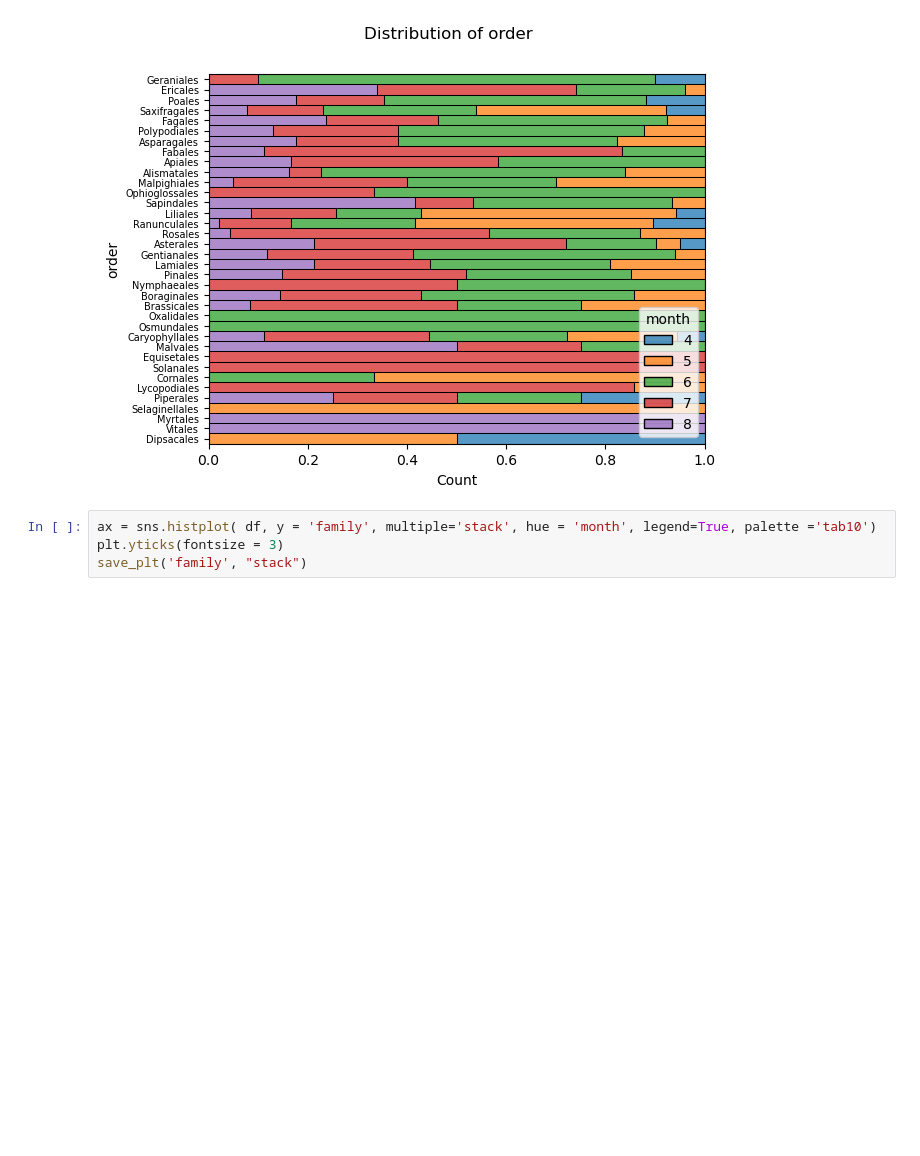
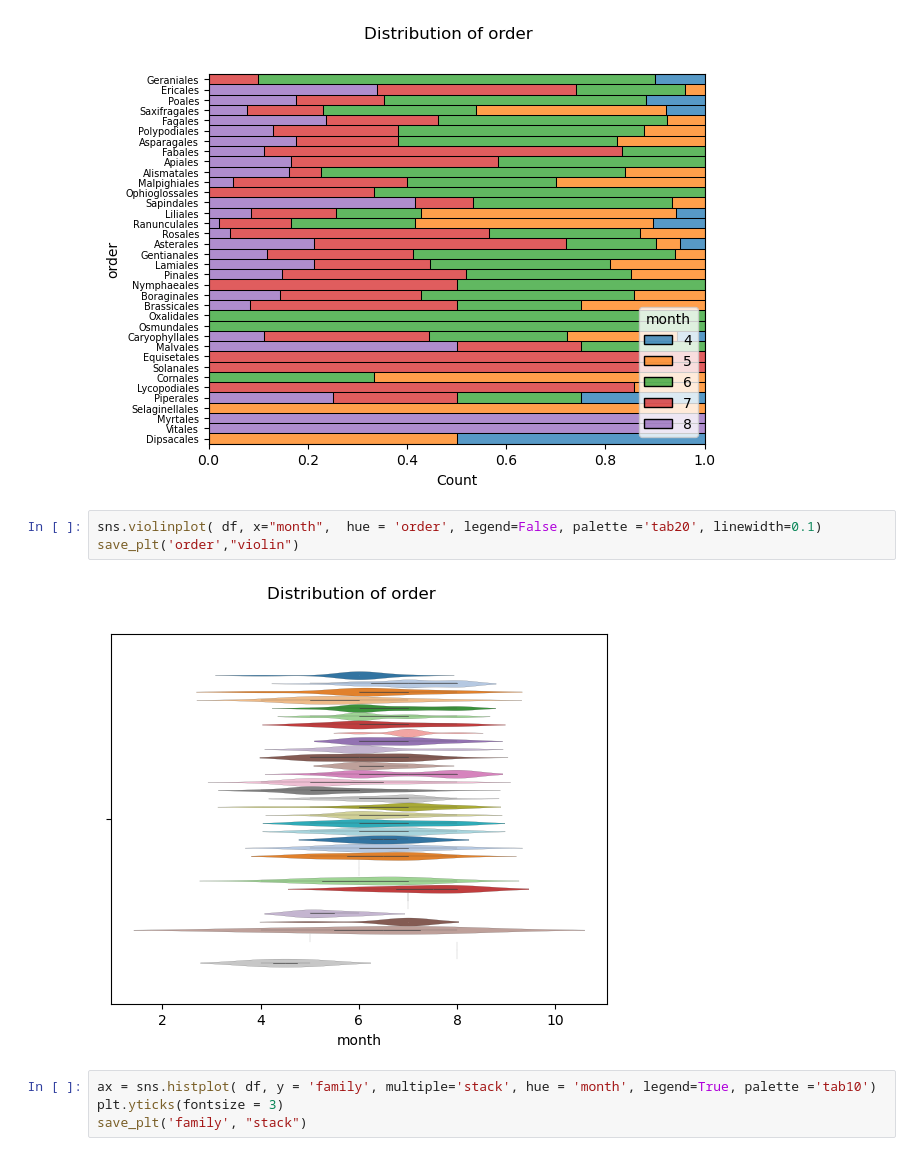
Before and after one commit to etiennegodin/CScorer, a Jupyter notebook: notebooks/eda/preprocessed_gbif_eda.ipynb, the cells around one changed output. Cells and saved outputs as stored; diff of their text form; blank space fills up the shorter version.

```diff
--- a/notebooks/eda/preprocessed_gbif_eda.ipynb
+++ b/notebooks/eda/preprocessed_gbif_eda.ipynb
@@ -159,6 +165,11 @@ plt.yticks(fontsize = 7)
 save_plt('order',"fill")
 # %% [output]
 [figure]
+# %%
+sns.violinplot( df, x="month",  hue = 'order', legend=False, palette ='tab20', linewidth=0.1)
+save_plt('order',"violin")
+# %% [output]
+[figure, added]
 # %%
 ax = sns.histplot( df, y = 'family', multiple='stack', hue = 'month', legend=True, palette ='tab10')
 plt.yticks(fontsize = 3)
```
Also changed, not shown: parts of 3 cells of this notebook, 16 other files.
